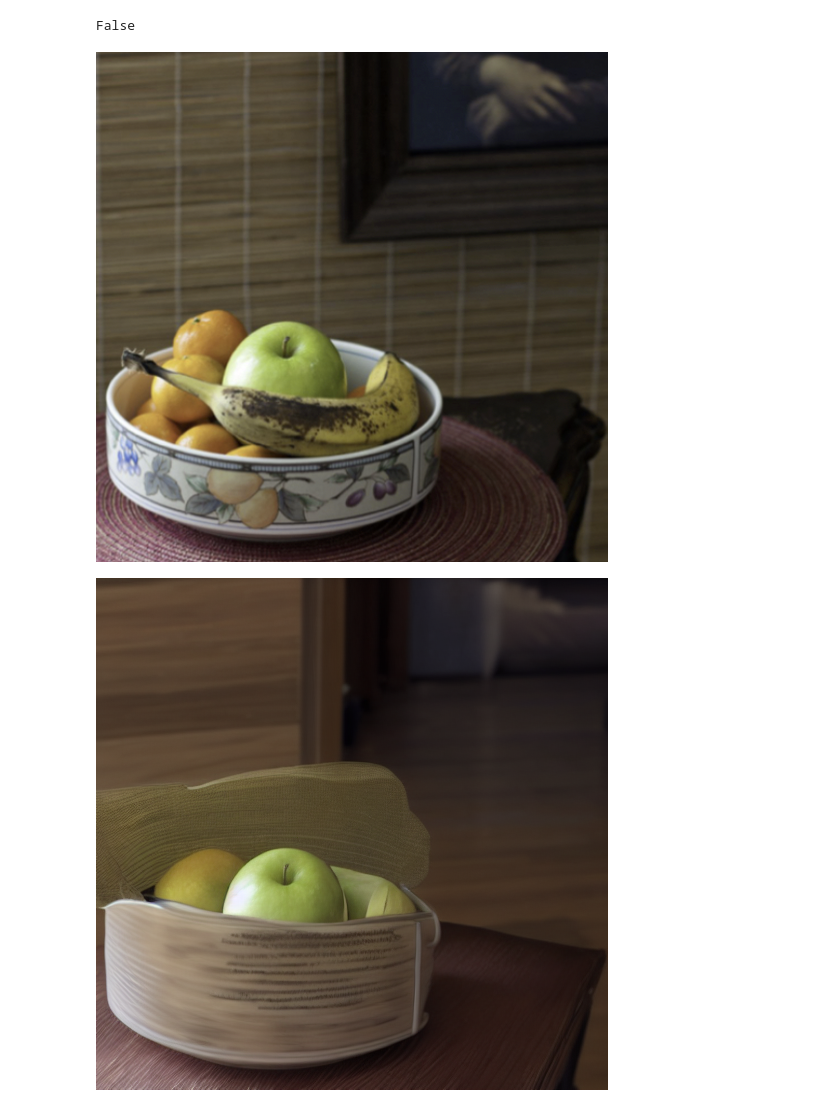
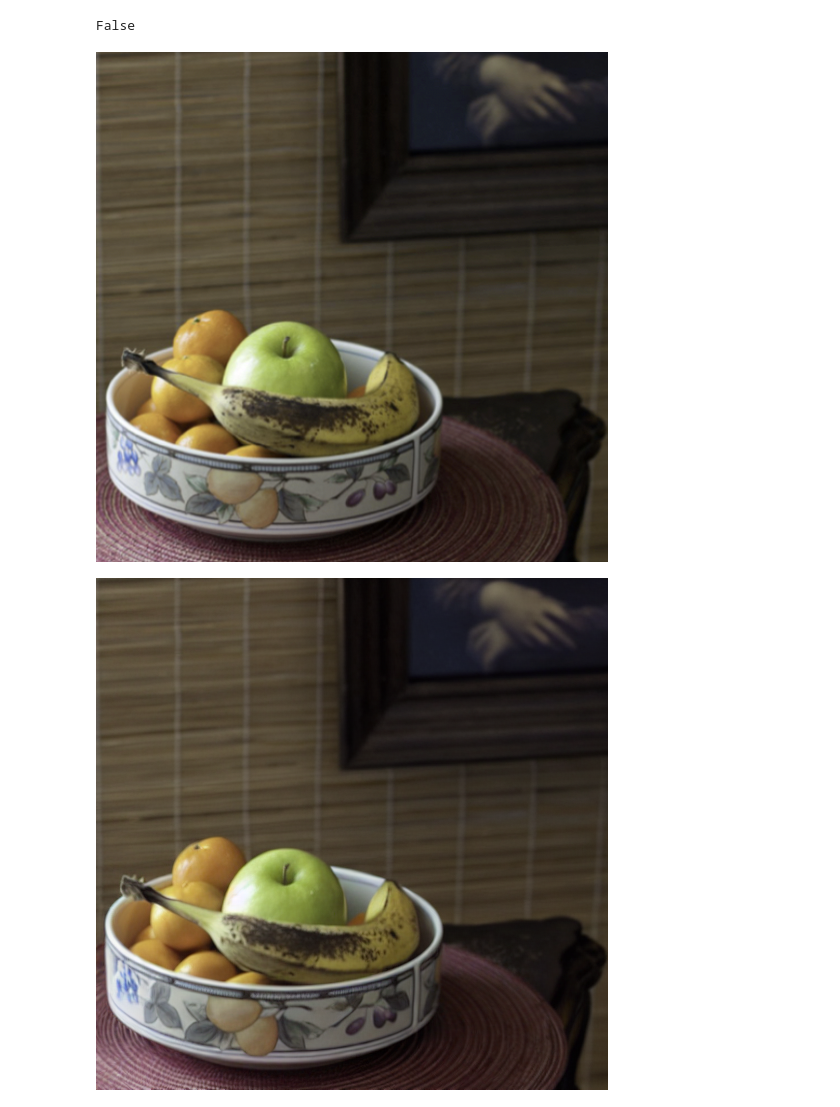
Before and after one commit to pureexe/sd-light-time, a Jupyter notebook: src/20240723/DDIM.ipynb, the cells around one changed output. Cells and saved outputs as stored; diff of their text form; code cells hidden in the pictures.

```diff
--- a/src/20240723/DDIM.ipynb
+++ b/src/20240723/DDIM.ipynb
@@ -109,28 +109,28 @@ False
 # %%
 
 
-num_inference_steps_invert = 50
+num_inference_steps_invert = 500
 num_inference_steps = num_inference_steps_invert
 mask_prompt = "A bowl of fruits"
 embedd = get_text_embeddings(sd_pipe, mask_prompt, device=device)
 z_t, _ = ddim_inversion(z, embedd, target_timestep, num_inference_steps_invert, device=device, guidance_scale=1)
 
 sd_pipe.scheduler = DDIMScheduler.from_config(sd_pipe.scheduler.config, subfolder='scheduler')
 def dummy(images, **kwargs):
     return images, None
 sd_pipe.safety_checker = dummy
 seed = 0
 generator = torch.Generator(device=device).manual_seed(seed)
 image = sd_pipe(
     prompt=mask_prompt,
     negative_prompt="",
     guidance_scale=1,
     num_inference_steps=num_inference_steps,
     latents=z_t,
     generator=generator
 )
 display(Image.open("origin.png"))
 display(image[0][0])
 # %% [output]
 [figure]
-[figure, old version]
+[figure, new version]
```
Also changed, not shown: 10 other files.
